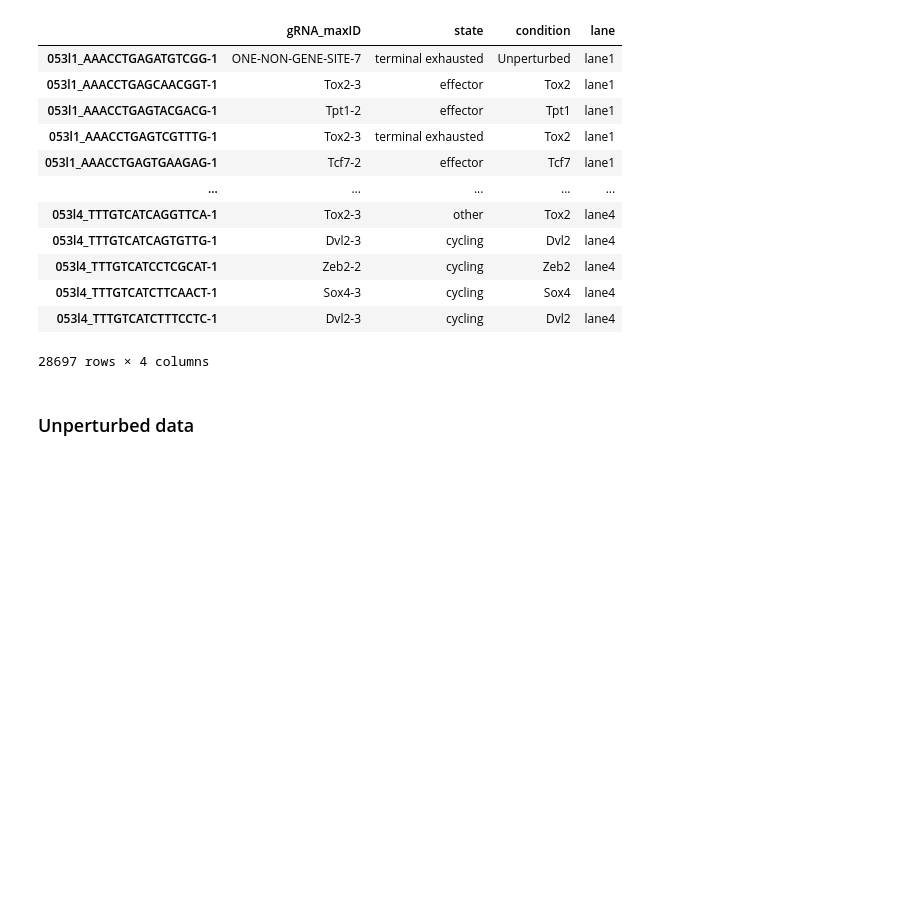
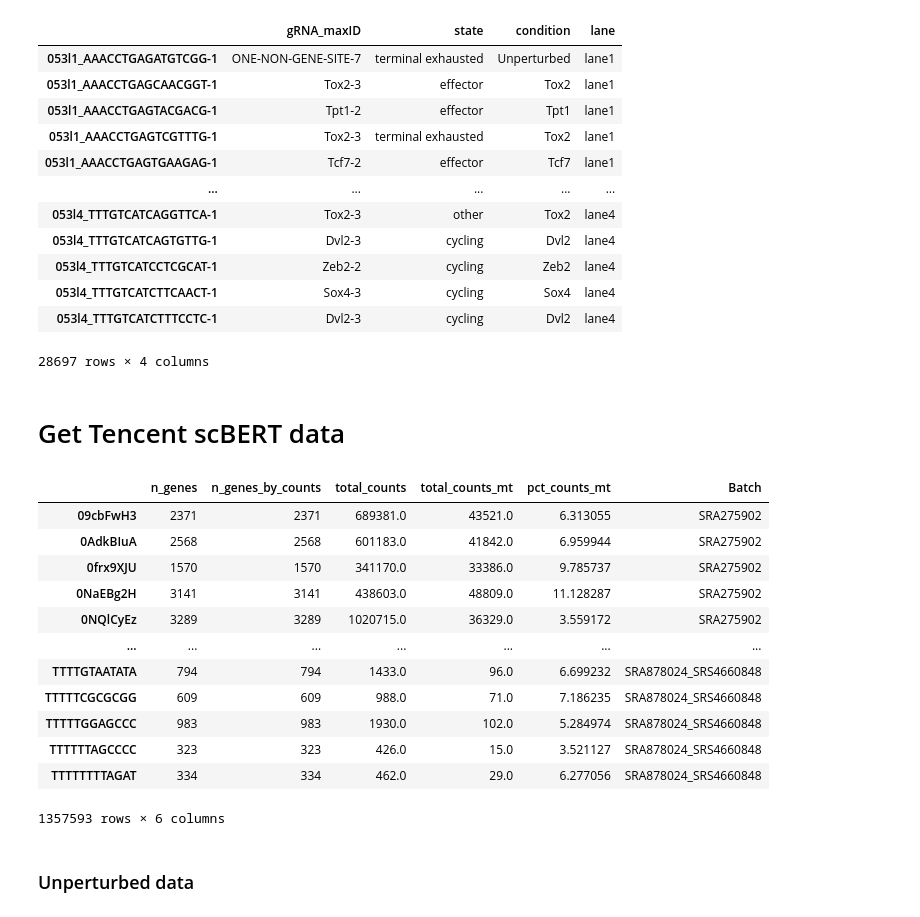
Before and after one commit to Samuelchazy/Cancer_Immunotherapy, a Jupyter notebook: cancer_code_solution.ipynb, the cells around one changed output. Drawn from its saved outputs; the diff is of its cells as text; code cells hidden in the pictures; blank space fills up the shorter version.

```diff
--- a/cancer_code_solution.ipynb
+++ b/cancer_code_solution.ipynb
@@ -40,3 +40,22 @@ reading observation data...
 | 053l4_TTTGTCATCTTCAACT-1 | Sox4-3 | cycling | Sox4 | lane4 |
 | 053l4_TTTGTCATCTTTCCTC-1 | Dvl2-3 | cycling | Dvl2 | lane4 |
 28697 rows × 4 columns
+# %% [markdown]
+# Get Tencent scBERT data
+# %%
+scbert = sc.read_h5ad('./panglao_human.h5ad')
+scbert.obs
+# %% [output]
+|  | n_genes | n_genes_by_counts | total_counts | total_counts_mt | pct_counts_mt | Batch |
+| 09cbFwH3 | 2371 | 2371 | 689381.0 | 43521.0 | 6.313055 | SRA275902 |
+| 0AdkBIuA | 2568 | 2568 | 601183.0 | 41842.0 | 6.959944 | SRA275902 |
+| 0frx9XJU | 1570 | 1570 | 341170.0 | 33386.0 | 9.785737 | SRA275902 |
+| 0NaEBg2H | 3141 | 3141 | 438603.0 | 48809.0 | 11.128287 | SRA275902 |
+| 0NQlCyEz | 3289 | 3289 | 1020715.0 | 36329.0 | 3.559172 | SRA275902 |
+| ... | ... | ... | ... | ... | ... | ... |
+| TTTTGTAATATA | 794 | 794 | 1433.0 | 96.0 | 6.699232 | SRA878024_SRS4660848 |
+| TTTTTCGCGCGG | 609 | 609 | 988.0 | 71.0 | 7.186235 | SRA878024_SRS4660848 |
+| TTTTTGGAGCCC | 983 | 983 | 1930.0 | 102.0 | 5.284974 | SRA878024_SRS4660848 |
+| TTTTTTAGCCCC | 323 | 323 | 426.0 | 15.0 | 3.521127 | SRA878024_SRS4660848 |
+| TTTTTTTTAGAT | 334 | 334 | 462.0 | 29.0 | 6.277056 | SRA878024_SRS4660848 |
+1357593 rows × 6 columns
```
Also changed, not shown: parts of 2 cells of this notebook, 5 other files.
